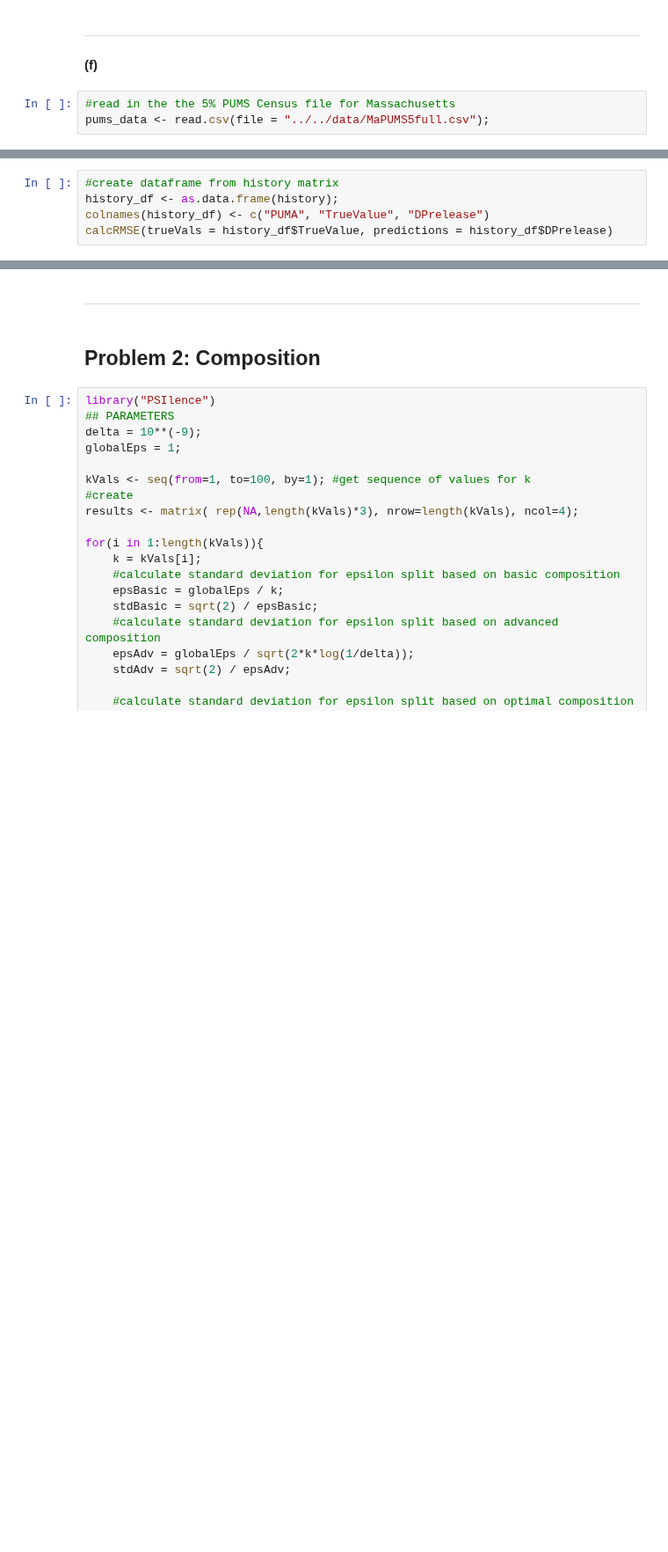
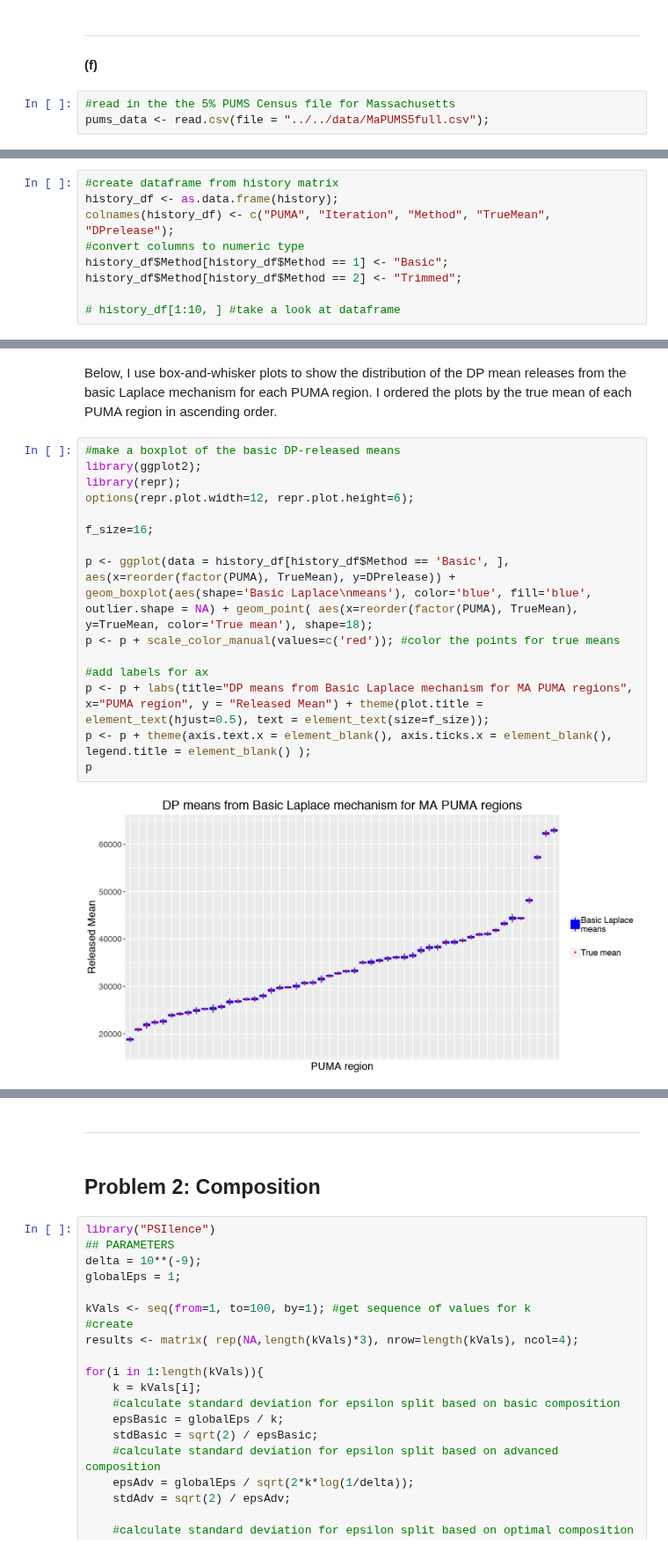
Before and after one commit to bhavenp/cs208, a Jupyter notebook: homework/HW3/HW3_Bhaven_Patel.ipynb, the cells around one changed output, grey strips where cells are left out. Shown at 88% size. Drawn from its saved outputs; the diff is of its cells as text; blank space fills up the shorter version.

```diff
--- a/homework/HW3/HW3_Bhaven_Patel.ipynb
+++ b/homework/HW3/HW3_Bhaven_Patel.ipynb
@@ -370,6 +395,10 @@ for(i in 1:length(unqPumsReg)){
 # %%
 #create dataframe from history matrix
 history_df <- as.data.frame(history);
-colnames(history_df) <- c("PUMA", "TrueValue", "DPrelease")
-calcRMSE(trueVals = history_df$TrueValue, predictions = history_df$DPrelease)
+colnames(history_df) <- c("PUMA", "Iteration", "Method", "TrueMean", "DPrelease");
+#convert columns to numeric type
+history_df$Method[history_df$Method == 1] <- "Basic";
+history_df$Method[history_df$Method == 2] <- "Trimmed";
+
+# history_df[1:10, ] #take a look at dataframe
 # %% [output]
@@ -376,0 +416,19 @@ calcRMSE(trueVals = history_df$TrueValue, predictions = history_df$DPrelease)
+# %% [markdown]
+Below, I use box-and-whisker plots  to show the distribution of the DP mean releases from the basic Laplace mechanism for each PUMA region. I ordered the plots by the true mean of each PUMA region in ascending order.
+# %%
+#make a boxplot of the basic DP-released means
+library(ggplot2);
+library(repr);
+options(repr.plot.width=12, repr.plot.height=6);
+
+f_size=16;
+
+p <- ggplot(data = history_df[history_df$Method == 'Basic', ], aes(x=reorder(factor(PUMA), TrueMean), y=DPrelease)) + geom_boxplot(aes(shape='Basic Laplace\nmeans'), color='blue', fill='blue', outlier.shape = NA) + geom_point( aes(x=reorder(factor(PUMA), TrueMean), y=TrueMean, color='True mean'), shape=18);
+p <- p + scale_color_manual(values=c('red')); #color the points for true means
+
+#add labels for ax
+p <- p + labs(title="DP means from Basic Laplace mechanism for MA PUMA regions", x="PUMA region", y = "Released Mean") + theme(plot.title = element_text(hjust=0.5), text = element_text(size=f_size));
+p <- p + theme(axis.text.x = element_blank(), axis.ticks.x = element_blank(), legend.title = element_blank() );
+p
+# %% [output]
+[figure, added]
```
Also changed, not shown: parts of 30 cells of this notebook, 2 other files.
